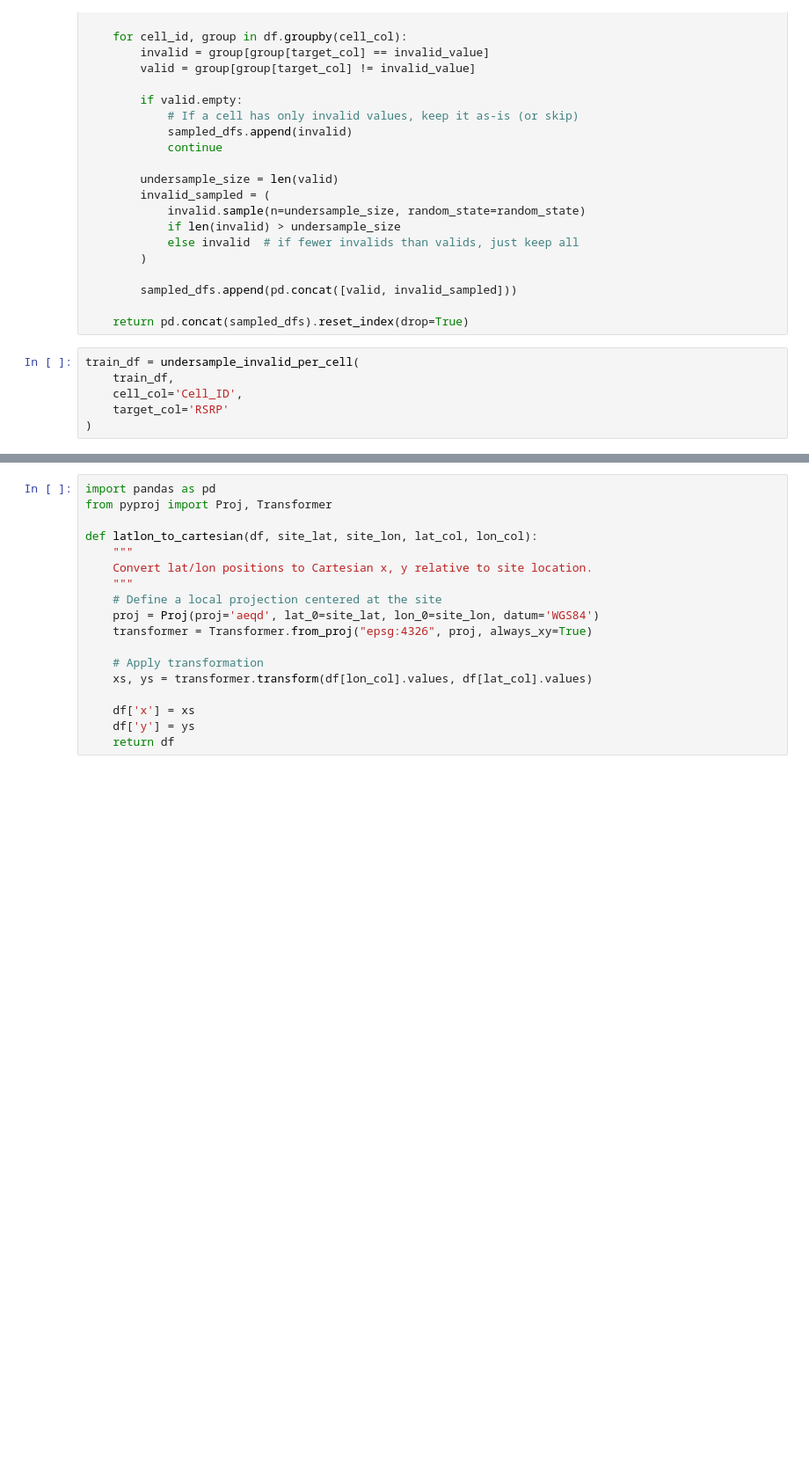
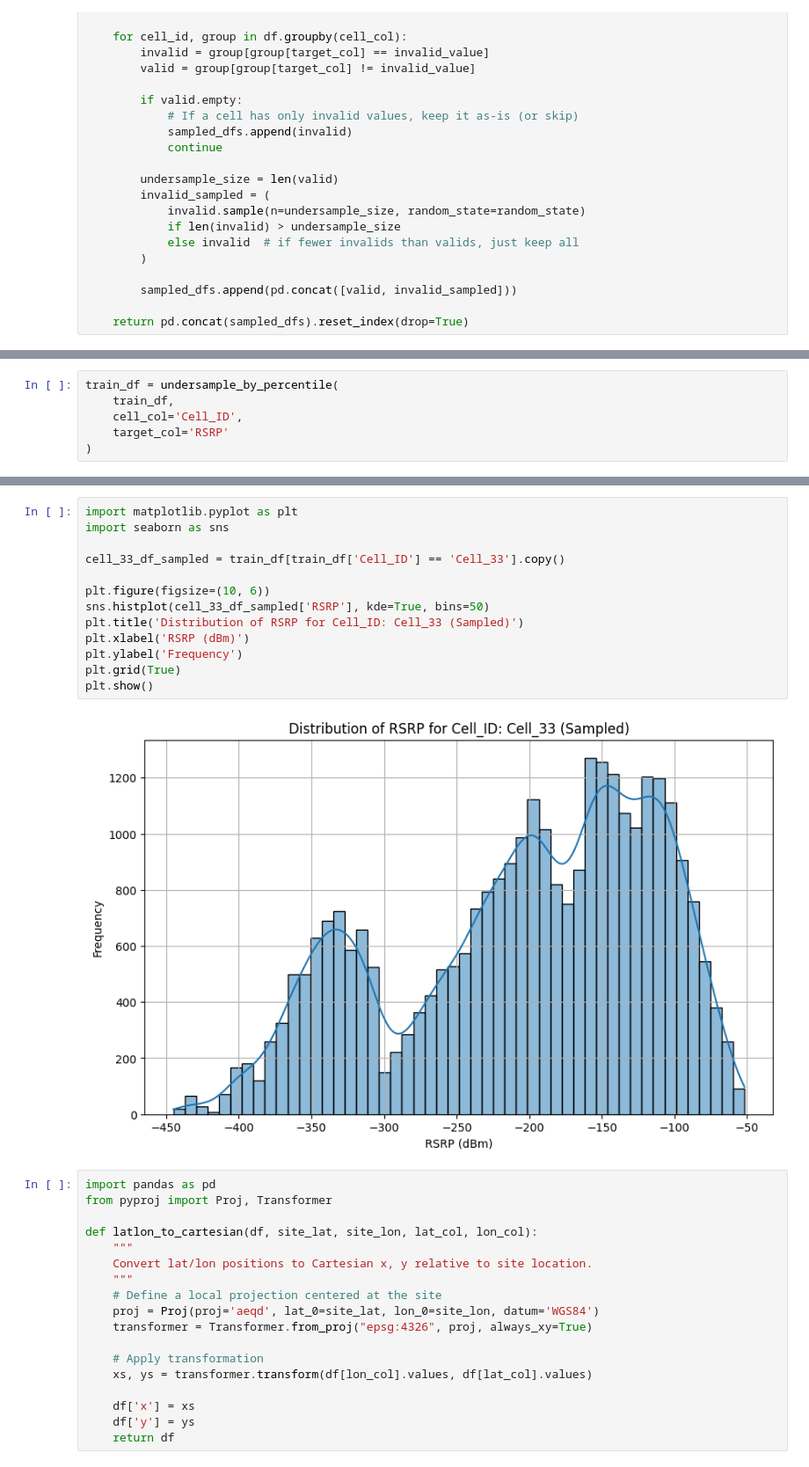
Before and after one commit to pabasara-samarakoon-4176/MDT_prediction, a Jupyter notebook: fyp_model_v6_kaggle.ipynb, the cells around one changed output, grey strips where cells are left out. Shown at 88% size. Drawn from its saved outputs; the diff is of its cells as text; blank space fills up the shorter version.

```diff
--- a/fyp_model_v6_kaggle.ipynb
+++ b/fyp_model_v6_kaggle.ipynb
@@ -254,9 +350,3 @@ def undersample_invalid_per_cell(df, cell_col="Cell_ID", target_col="RSRP", inva
         sampled_dfs.append(pd.concat([valid, invalid_sampled]))
 
     return pd.concat(sampled_dfs).reset_index(drop=True)
-# %%
-train_df = undersample_invalid_per_cell(
-    train_df,
-    cell_col='Cell_ID',
-    target_col='RSRP'
-)
@@ -264,0 +402,6 @@ train_df.shape
+# %%
+train_df = undersample_by_percentile(
+    train_df,
+    cell_col='Cell_ID',
+    target_col='RSRP'
+)
@@ -265,3 +435,18 @@ train_df.shape
+# %%
+import matplotlib.pyplot as plt
+import seaborn as sns
+
+cell_33_df_sampled = train_df[train_df['Cell_ID'] == 'Cell_33'].copy()
+
+plt.figure(figsize=(10, 6))
+sns.histplot(cell_33_df_sampled['RSRP'], kde=True, bins=50)
+plt.title('Distribution of RSRP for Cell_ID: Cell_33 (Sampled)')
+plt.xlabel('RSRP (dBm)')
+plt.ylabel('Frequency')
+plt.grid(True)
+plt.show()
+# %% [output]
+[figure, added]
 # %%
 import pandas as pd
 from pyproj import Proj, Transformer
```
Also changed, not shown: parts of 80 cells of this notebook.
